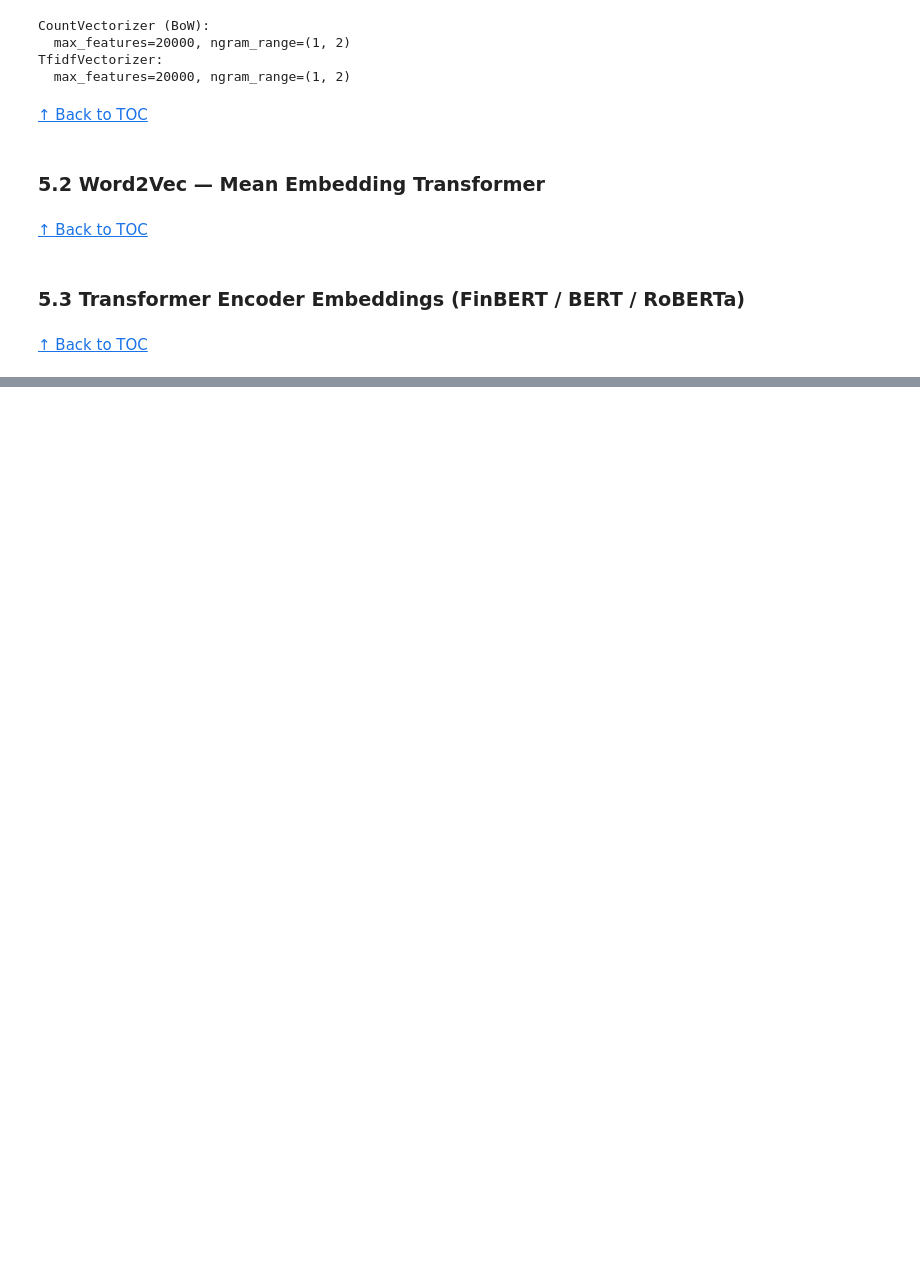
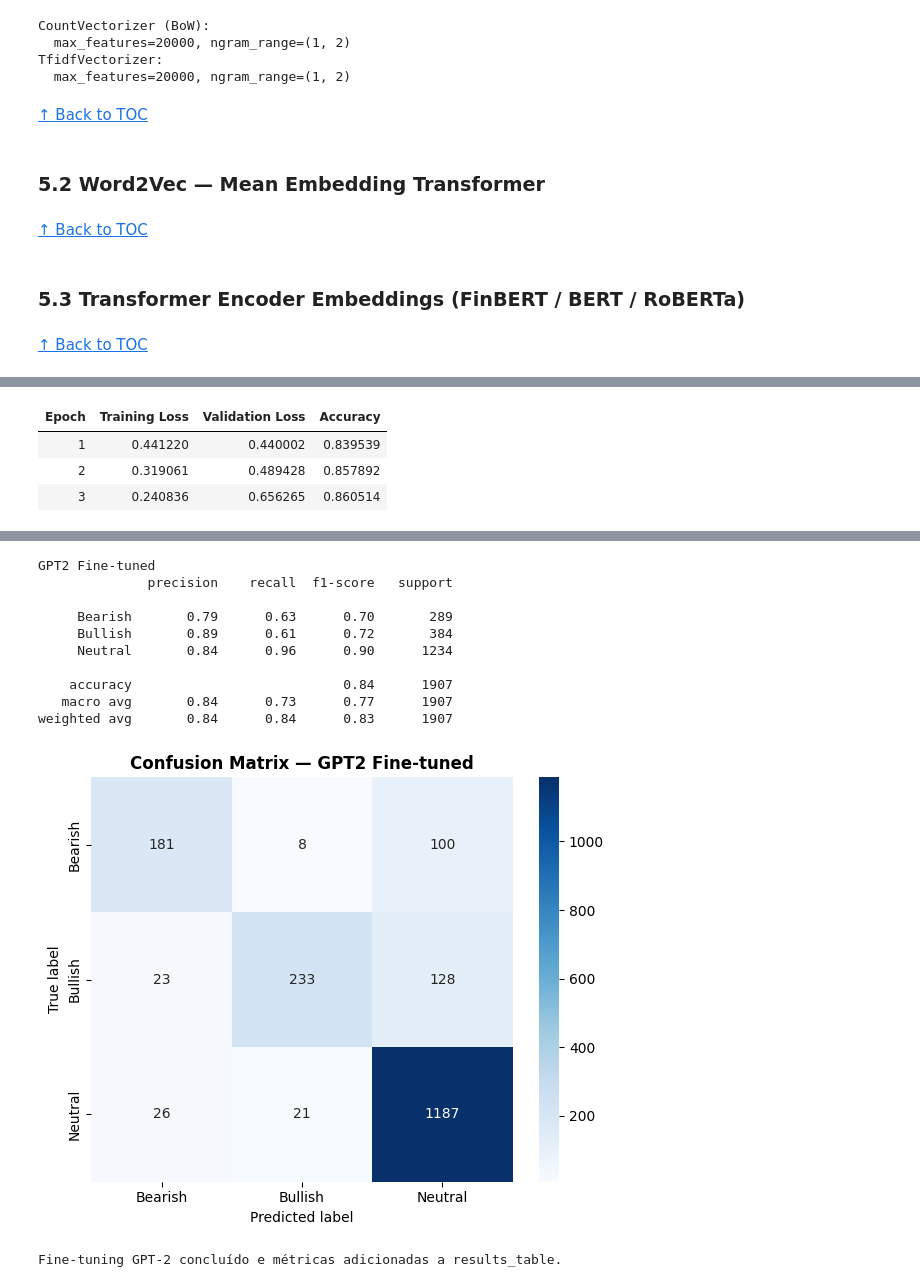
Before and after one commit to rodbarretoteixeira/Text_Mining, a Jupyter notebook: projeto/tm_tests_xx.ipynb, the cells around one changed output, grey strips where cells are left out. Drawn from its saved outputs; the diff is of its cells as text; code cells hidden in the pictures; blank space fills up the shorter version.

```diff
--- a/projeto/tm_tests_xx.ipynb
+++ b/projeto/tm_tests_xx.ipynb
@@ -2425,0 +2486,64 @@ Submission saved: pred_xx.csv
+# %%
+# === GPT-2 fine-tune (moved here to sit right after FinBERT fine-tune) ===
+# Requires: run the global config cell (seed/defaults) first and install transformers/torch/datasets
+from transformers import GPT2Tokenizer, GPT2ForSequenceClassification, TrainingArguments, Trainer
+from datasets import Dataset
+import numpy as np
+
+# Prepare GPT-2 tokenizer (pad token) and model
+gpt_model_name = 'gpt2'
+tokenizer_gpt = GPT2Tokenizer.from_pretrained(gpt_model_name)
+if tokenizer_gpt.pad_token is None:
+    tokenizer_gpt.pad_token = tokenizer_gpt.eos_token
+
+# Reuse the same fold split used previously (folds[0]) for consistency
+train_idx, val_idx = folds[0]
+train_ds = Dataset.from_dict({'text': X_transformer.iloc[train_idx].tolist(), 'label': y.iloc[train_idx].tolist()})
+val_ds   = Dataset.from_dict({'text': X_transformer.iloc[val_idx].tolist(),   'label': y.iloc[val_idx].tolist()})
+
+def tokenize_fn_gpt(batch):
+    return tokenizer_gpt(batch['text'], padding='max_length', truncation=True, max_length=128)
+
+train_ds = train_ds.map(tokenize_fn_gpt, batched=True)
+val_ds   = val_ds.map(tokenize_fn_gpt, batched=True)
+
+# Load GPT-2 with classification head
+model_gpt = GPT2ForSequenceClassification.from_pretrained(gpt_model_name, num_labels=3)
+model_gpt.config.pad_token_id = model_gpt.config.eos_token_id
+
+# Use CPU-friendly defaults defined earlier
+train_bs = 8
+eval_bs = DEFAULT_EVAL_BS
+epochs = 3
+
+training_args = TrainingArguments(
+    output_dir='./gpt2_finetuned',
+    num_train_epochs=epochs,
+    per_device_train_batch_size=train_bs,
+    per_device_eval_batch_size=eval_bs,
+    evaluation_strategy='epoch',
+    save_strategy='epoch',
+    logging_steps=100,
+    seed=SEED,
+    load_best_model_at_end=True,
+    metric_for_best_model='eval_loss'
+)
+
+def compute_metrics(eval_pred):
+    logits, labels = eval_pred
+    preds = np.argmax(logits, axis=-1)
+    return {'accuracy': (preds == labels).mean()}
+
+trainer_gpt = Trainer(model=model_gpt, args=training_args, train_dataset=train_ds, eval_dataset=val_ds, compute_metrics=compute_metrics)
+
+print('Iniciando fine-tuning GPT-2 (pode demorar)...')
+trainer_gpt.train()
+
+# Evaluation and append to results_table
+preds_out = trainer_gpt.predict(val_ds)
+y_pred = np.argmax(preds_out.predictions, axis=1).tolist()
+y_true = y.iloc[val_idx].tolist()
+res = evaluate_model(y_true, y_pred, model_name='GPT2 Fine-tuned')
+results_table.append(res)
+print('Fine-tuning GPT-2 concluído e métricas adicionadas a results_table.')
+# %% [output]
@@ -2425,0 +2559,4 @@ Submission saved: pred_xx.csv
+| Epoch | Training Loss | Validation Loss | Accuracy |
+| 1 | 0.441220 | 0.440002 | 0.839539 |
+| 2 | 0.319061 | 0.489428 | 0.857892 |
+| 3 | 0.240836 | 0.656265 | 0.860514 |
@@ -2425,0 +2564,12 @@ Submission saved: pred_xx.csv
+GPT2 Fine-tuned
+              precision    recall  f1-score   support
+
+     Bearish       0.79      0.63      0.70       289
+     Bullish       0.89      0.61      0.72       384
+     Neutral       0.84      0.96      0.90      1234
+
+    accuracy                           0.84      1907
+   macro avg       0.84      0.73      0.77      1907
+weighted avg       0.84      0.84      0.83      1907
+[figure, added]
+Fine-tuning GPT-2 concluído e métricas adicionadas a results_table.
```
Also changed, not shown: parts of 66 cells of this notebook.
